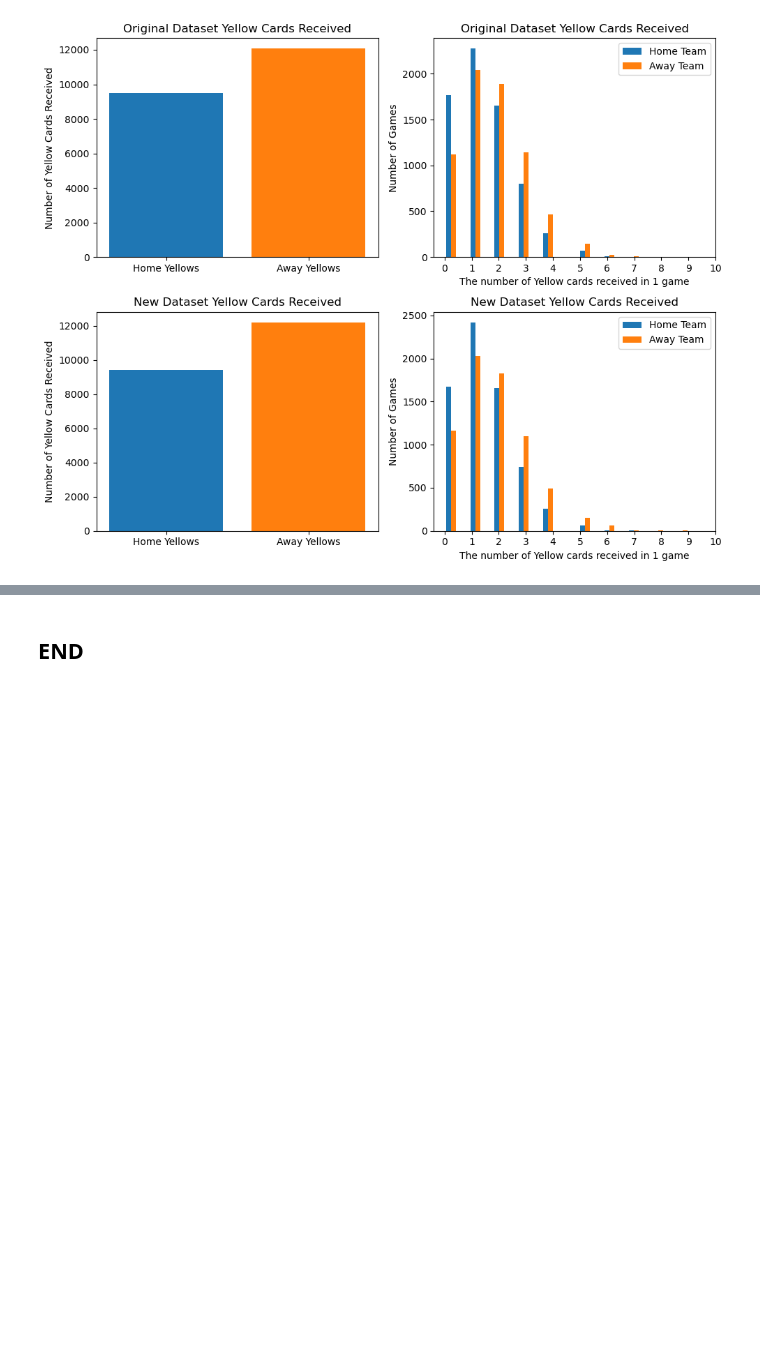
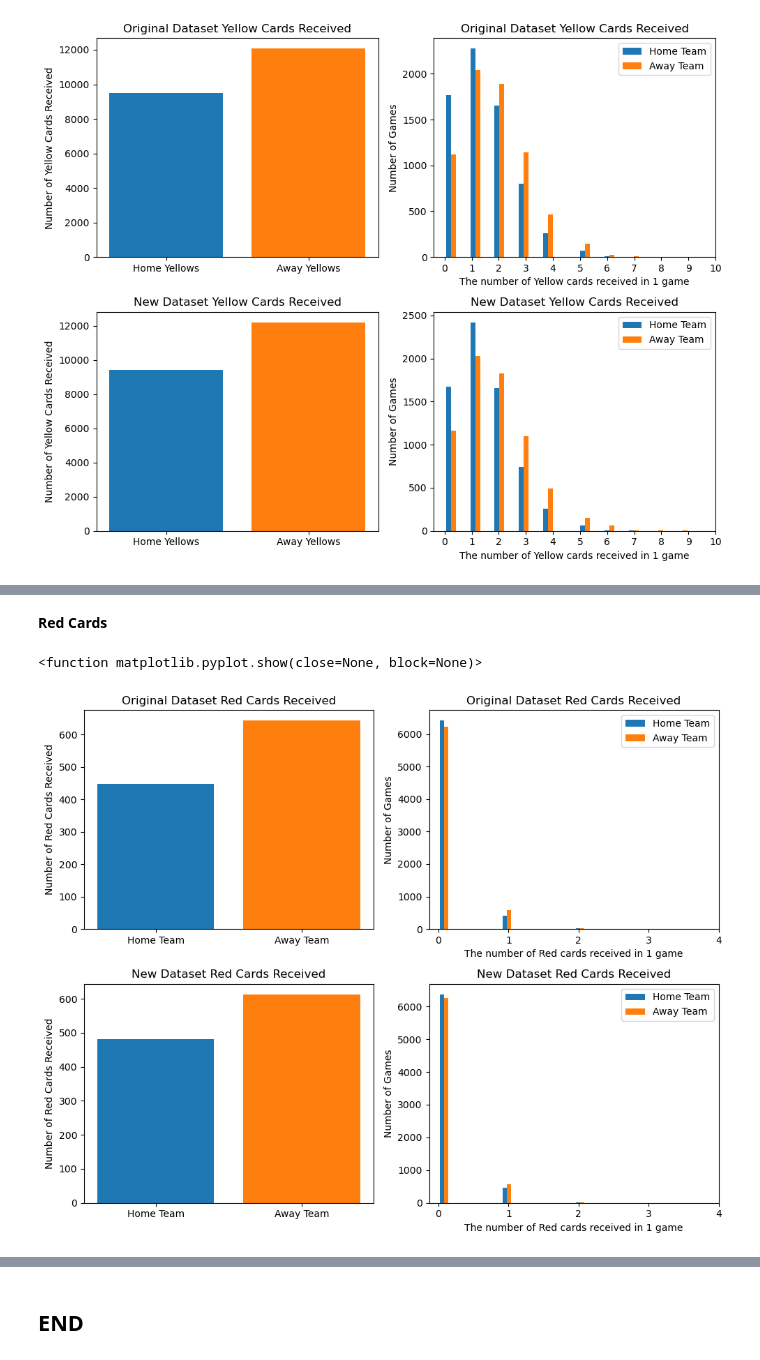
Before and after one commit to Kevin002023/PFDA-Assignment, a Jupyter notebook: PFDA -Assignment.ipynb, the cells around one changed output, grey strips where cells are left out. Cells and saved outputs as stored; diff of their text form; code cells hidden in the pictures; blank space fills up the shorter version.

```diff
--- a/PFDA -Assignment.ipynb
+++ b/PFDA -Assignment.ipynb
@@ -773,0 +822,45 @@ plt.show
+# %% [markdown]
+**Red Cards**
+# %%
+# Create a bar chart showing the number of goals scored home and away for both datasets
+
+fig, axis = plt.subplots(2, 2, figsize=(10, 8))
+
+
+# Original Dataset Barchart for Red cards received
+axis[0, 0].bar('Home Team', total_home_red, label = 'Home Reds')
+axis[0, 0].bar('Away Team', total_away_red, label = 'Away Reds')
+axis[0, 0].set_ylabel("Number of Red Cards Received")
+axis[0, 0].set_title("Original Dataset Red Cards Received")
+
+
+# Original Dataset Histogram for Red cards received
+axis[0, 1].hist([home_r, away_r], 20, label = ['Home Team', 'Away Team'])
+axis[0, 1].set_xticks(range(0, 5))
+axis[0, 1].set_ylabel("Number of Games")
+axis[0, 1].set_xlabel("The number of Red cards received in 1 game")
+axis[0, 1].set_title("Original Dataset Red Cards Received")
+axis[0, 1].legend()
+
+
+# New Dataset Barchart for Red cards received
+axis[1, 0].bar('Home Team', new_total_HR, label = 'Home Reds')
+axis[1, 0].bar('Away Team', new_total_AR, label = 'Away Reds')
+axis[1, 0].set_ylabel("Number of Red Cards Received")
+axis[1, 0].set_title("New Dataset Red Cards Received")
+
+
+# New Dataset Histogram for Yellow cards received
+axis[1, 1].hist([hist_NHR, hist_NAR], 20, label = ['Home Team', 'Away Team'])
+axis[1, 1].set_xticks(range(0, 5))
+axis[1, 1].set_ylabel("Number of Games")
+axis[1, 1].set_xlabel("The number of Red cards received in 1 game")
+axis[1, 1].set_title("New Dataset Red Cards Received")
+axis[1, 1].legend()
+
+
+plt.tight_layout()
+plt.show
+# %% [output]
+<function matplotlib.pyplot.show(close=None, block=None)>
+[figure, added]
```
Also changed, not shown: parts of 25 cells of this notebook, 3 other files.
